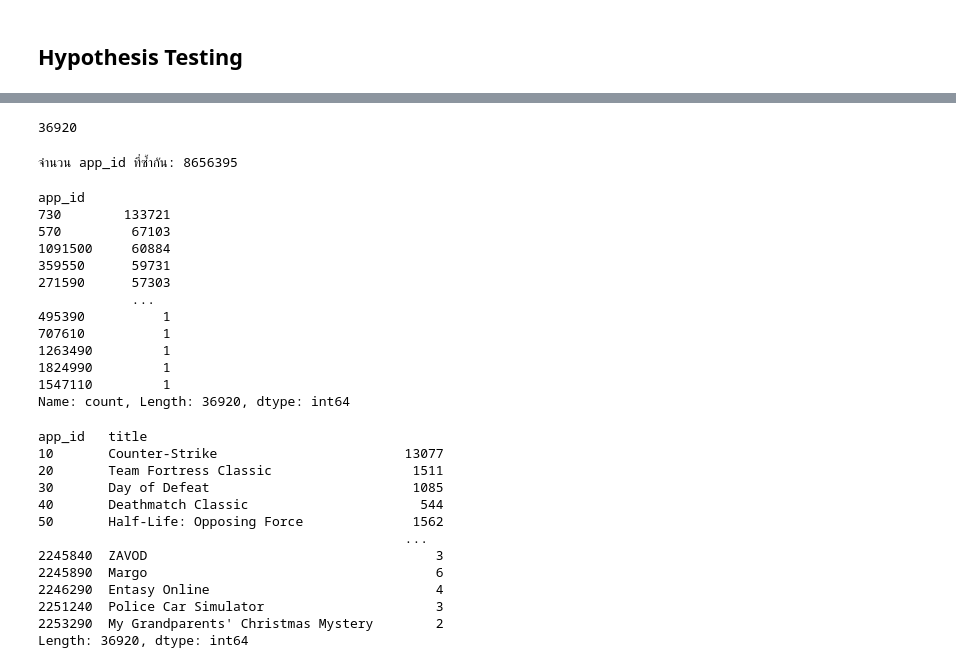
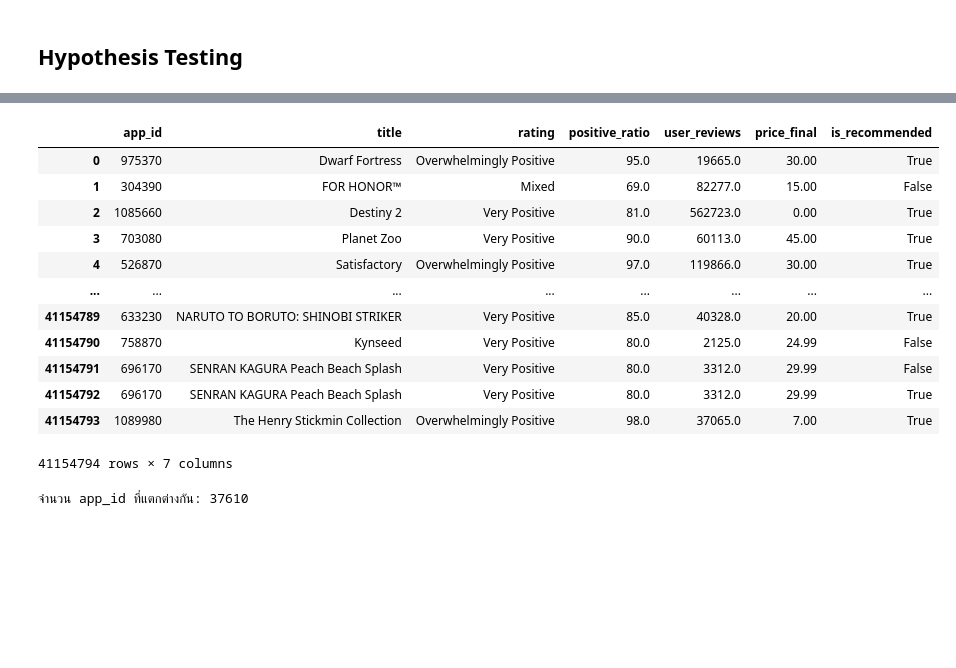
Before and after one commit to Milarize/EDA, a Jupyter notebook: EDA_Steam.ipynb, the cells around one changed output, grey strips where cells are left out. Saved outputs shown, nothing was run; the diff lists cells and outputs as text; code cells hidden in the pictures; blank space fills up the shorter version.

```diff
--- a/EDA_Steam.ipynb
+++ b/EDA_Steam.ipynb
@@ -287,14 +288,8 @@ plt.show()
 # %% [markdown]
 ## Hypothesis Testing
 # %%
-import pandas as pd
-
-# อ่านข้อมูลจากไฟล์ CSV
-df_games = pd.read_csv('games.csv')
-df_recommendations = pd.read_csv('recommendations.csv')
-
 # ทำ left join ระหว่าง games.csv และ recommendations.csv โดยใช้ app_id เป็น key
-df_right_join = df_games.merge(df_recommendations, on='app_id', how='right')
+df_right_join = new_df_games.merge(df_recommendations, on='app_id', how='right')
 
 # แสดงผลลัพธ์
 df_right_join
@@ -391,4 +309,0 @@ reliable_data
-# %%
-reliable_data['app_id'].nunique()
-# %% [output]
-36920
@@ -395,40 +312,21 @@ reliable_data['app_id'].nunique()
+# %%
+df
+# %% [output]
+|  | app_id | title | rating | positive_ratio | user_reviews | price_final | is_recommended |
+| 0 | 975370 | Dwarf Fortress | Overwhelmingly Positive | 95.0 | 19665.0 | 30.00 | True |
+| 1 | 304390 | FOR HONOR™ | Mixed | 69.0 | 82277.0 | 15.00 | False |
+| 2 | 1085660 | Destiny 2 | Very Positive | 81.0 | 562723.0 | 0.00 | True |
+| 3 | 703080 | Planet Zoo | Very Positive | 90.0 | 60113.0 | 45.00 | True |
+| 4 | 526870 | Satisfactory | Overwhelmingly Positive | 97.0 | 119866.0 | 30.00 | True |
+| ... | ... | ... | ... | ... | ... | ... | ... |
+| 41154789 | 633230 | NARUTO TO BORUTO: SHINOBI STRIKER | Very Positive | 85.0 | 40328.0 | 20.00 | True |
+| 41154790 | 758870 | Kynseed | Very Positive | 80.0 | 2125.0 | 24.99 | False |
+| 41154791 | 696170 | SENRAN KAGURA Peach Beach Splash | Very Positive | 80.0 | 3312.0 | 29.99 | False |
+| 41154792 | 696170 | SENRAN KAGURA Peach Beach Splash | Very Positive | 80.0 | 3312.0 | 29.99 | True |
+| 41154793 | 1089980 | The Henry Stickmin Collection | Overwhelmingly Positive | 98.0 | 37065.0 | 7.00 | True |
+41154794 rows × 7 columns
 # %%
-duplicated_count = reliable_data.duplicated(subset=['app_id']).sum()
-print("จำนวน app_id ที่ซ้ำกัน:", duplicated_count)
+unique_app_ids = df['app_id'].nunique()
+print("จำนวน app_id ที่แตกต่างกัน:", unique_app_ids)
 # %% [output]
-จำนวน app_id ที่ซ้ำกัน: 8656395
+จำนวน app_id ที่แตกต่างกัน: 37610
-# %%
-id_duplicates_count = reliable_data['app_id'].value_counts()
-print(id_duplicates_count)
-# %% [output]
-app_id
-730        133721
-570         67103
-1091500     60884
-359550      59731
-271590      57303
-            ...
-495390          1
-707610          1
-1263490         1
-1824990         1
-1547110         1
-Name: count, Length: 36920, dtype: int64
-# %%
-id_title_duplicates_count = reliable_data.groupby(['app_id', 'title']).size()
-print(id_title_duplicates_count)
-#ไอดีเดียวกัน แต่ถ้าชื่อเกมคนละอันมันจะนับแยกใหม่
-# %% [output]
-app_id   title
-10       Counter-Strike                        13077
-20       Team Fortress Classic                  1511
-30       Day of Defeat                          1085
-40       Deathmatch Classic                      544
-50       Half-Life: Opposing Force              1562
-                                               ...
-2245840  ZAVOD                                     3
-2245890  Margo                                     6
-2246290  Entasy Online                             4
-2251240  Police Car Simulator                      3
-2253290  My Grandparents' Christmas Mystery        2
-Length: 36920, dtype: int64
```
Also changed, not shown: parts of 21 cells of this notebook.
